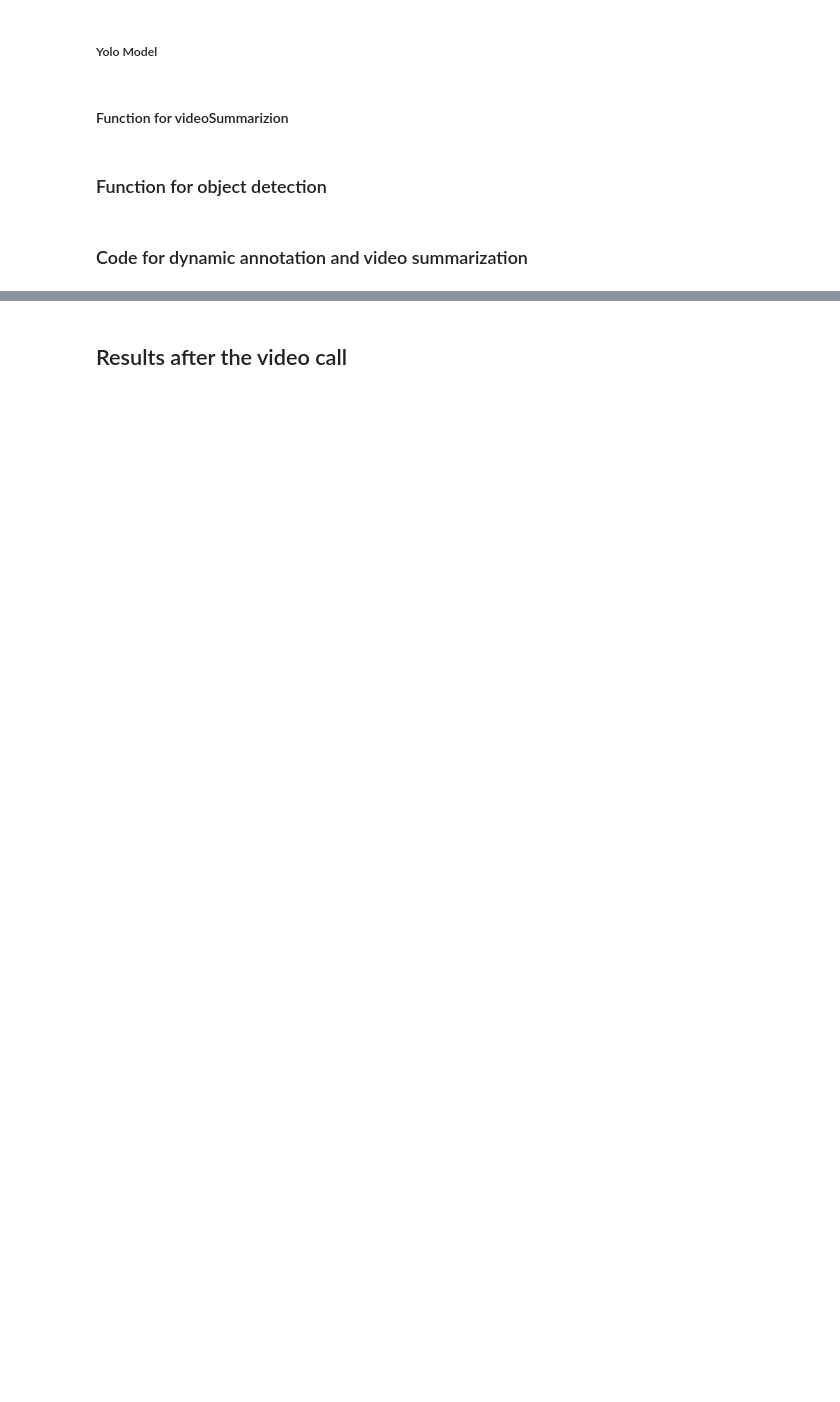
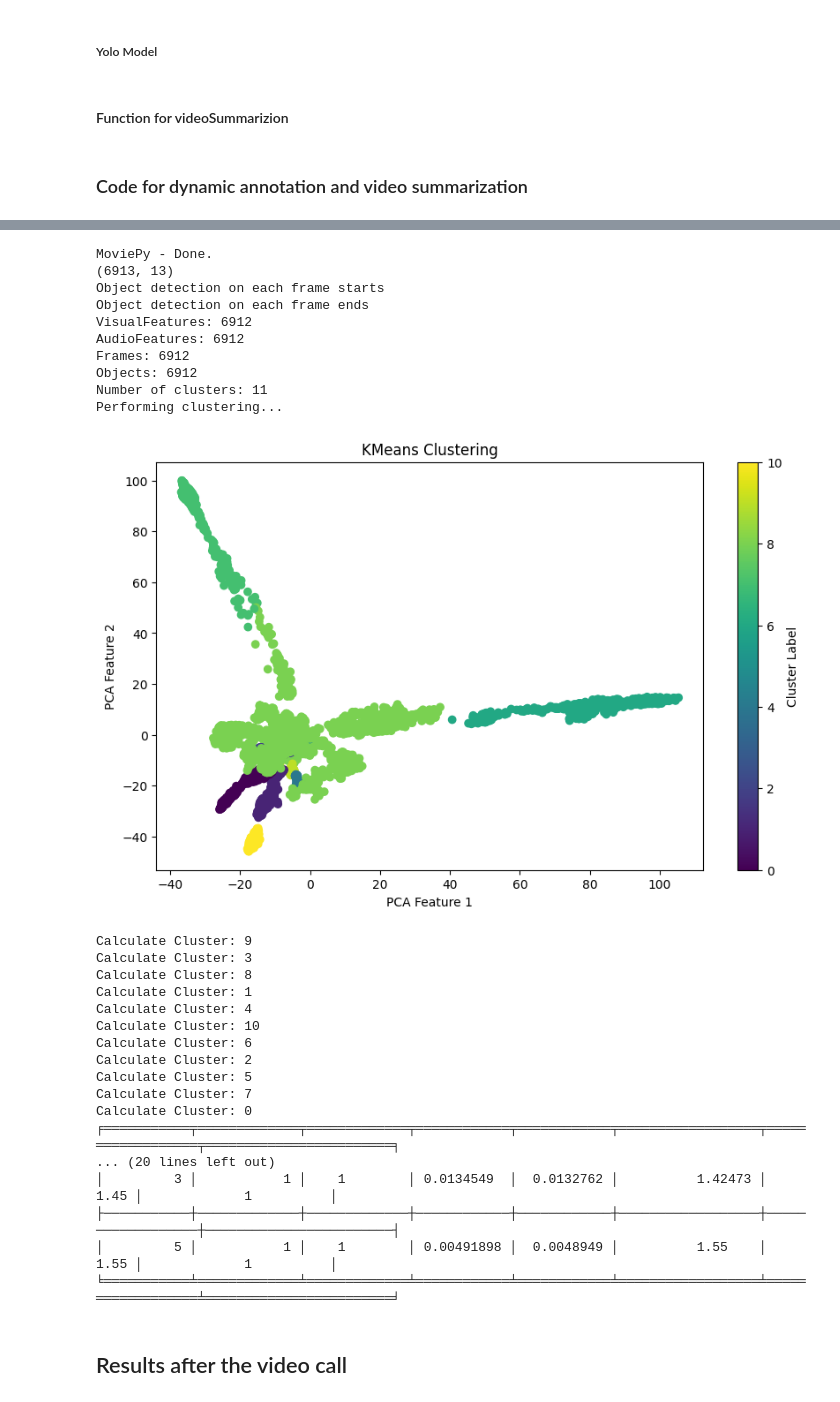
Before and after one commit to Vasilispapg/CVML-UMVS, a Jupyter notebook: videoSum.ipynb, the cells around one changed output, grey strips where cells are left out. Saved outputs shown, nothing was run; the diff lists cells and outputs as text; code cells hidden in the pictures; blank space fills up the shorter version.

Commit message:
Implement: -Binary encoding -PCA -Detection feature Padding -Added code to work vgg16 in mac

```diff
--- a/videoSum.ipynb
+++ b/videoSum.ipynb
@@ -172,5 +193,24 @@ def one_hot_encode(objects_in_frame, unique_objects):
     """
     encoding = [1 if obj in objects_in_frame else 0 for obj in unique_objects]
     return np.array(encoding)
+# %%
+def binary_encode(objects_in_frame, unique_objects):
+    num_bits = ceil(log2(len(unique_objects)))
+    binary_mapping = {obj: format(idx, f'0{num_bits}b') for idx, obj in enumerate(unique_objects)}
+
+    return [binary_mapping[obj] for obj in objects_in_frame]
+# %%
+#plot data
+def plotData(combined_features_normalized,kmeans):
+    pca = PCA(n_components=2)  # Reduce to 2 dimensions for a 2D plot
+
+    reduced_data = pca.fit_transform(combined_features_normalized)
+    plt.figure(figsize=(10, 6))
+    plt.scatter(reduced_data[:, 0], reduced_data[:, 1], c=kmeans.labels_, cmap='viridis', marker='o')
+    plt.title('KMeans Clustering')
+    plt.xlabel('PCA Feature 1')
+    plt.ylabel('PCA Feature 2')
+    plt.colorbar(label='Cluster Label')
+    plt.show()
 # %% [markdown]
 ##### Kmeans
@@ -291,13 +374,13 @@ def frameSelectionForEachCluster(frames):
 def create_video_from_frames(frames, output_path, frame_rate=30):
     if not frames:
         print("No frames to create a video.")
-        return
+        return None
     # Determine the width and height from the first frame
     height, width, layers = frames[0].shape
 
     # Define the codec and create VideoWriter object
-    fourcc = cv2.VideoWriter_fourcc(*'mp4v')#type: ignore
-    out = cv2.VideoWriter(output_path, fourcc, frame_rate, (width, height))#type: ignore
+    fourcc = cv2.VideoWriter_fourcc(*'mp4v')
+    out = cv2.VideoWriter(output_path, fourcc, frame_rate, (width, height))
 
     # Write each frame to the video
     for frame in frames:
@@ -305,6 +388,7 @@ def create_video_from_frames(frames, output_path, frame_rate=30):
 
     # Release the VideoWriter object
     out.release()
+    return output_path
 # %% [markdown]
 #### Load .Mat file
 # %%
@@ -555,3 +626,14 @@ video_list = [video for video in os.listdir(video_path) if video.endswith('.mp4'
+# %%
+def deleteSumVideos(video_paths,best_video):
+    # for each file in the summary_video_path delete it based on videoPath
+
+    # Remove None values from video_paths
+    video_paths = [video for video in video_paths if video]
+
+    # Remove the best video from video_paths
+    video_paths = [video for video in video_paths if best_video not in video]
+    for video in video_paths:
+        os.remove(video)
 # %% [markdown]
 ##### Yolo Model
 # %%
@@ -628,10 +723,11 @@ def videoSumm(annotation_path=None, info_path=None, video_path=None, summary_vid
         Evaluation(ground_truth_path,summary_indices,video.split('.')[0])
         break
         """
-# %% [markdown]
-### Function for object detection
 # %% [markdown]
 ### Code for dynamic annotation and video summarization
 # %%
 videoSumm(annotation_path, info_path, video_path, summary_video_path, video_list)
+
+for i in range(3):
+    os.system('say "beep"')
 # %% [output]
@@ -655,3 +751,31 @@ No frames to create a video.
+MoviePy - Done.
+(6913, 13)
+Object detection on each frame starts
+Object detection on each frame ends
+VisualFeatures: 6912
+AudioFeatures: 6912
+Frames: 6912
+Objects: 6912
+Number of clusters: 11
+Performing clustering...
+[figure, added]
+Calculate Cluster: 9
+Calculate Cluster: 3
+Calculate Cluster: 8
+Calculate Cluster: 1
+Calculate Cluster: 4
+Calculate Cluster: 10
+Calculate Cluster: 6
+Calculate Cluster: 2
+Calculate Cluster: 5
+Calculate Cluster: 7
+Calculate Cluster: 0
+╒═══════════╤═════════════╤═════════════╤════════════╤════════════╤══════════════════╤══════════════════╤════════════════════════╕
+... (20 lines left out)
+│         3 │           1 │    1        │ 0.0134549  │  0.0132762 │          1.42473 │             1.45 │             1          │
+├───────────┼─────────────┼─────────────┼────────────┼────────────┼──────────────────┼──────────────────┼────────────────────────┤
+│         5 │           1 │    1        │ 0.00491898 │  0.0048949 │          1.55    │             1.55 │             1          │
+╘═══════════╧═════════════╧═════════════╧════════════╧════════════╧══════════════════╧══════════════════╧════════════════════════╛
 # %% [markdown]
 ## Results after the video call
 # %%
```
Also changed, not shown: parts of 16 cells of this notebook.
